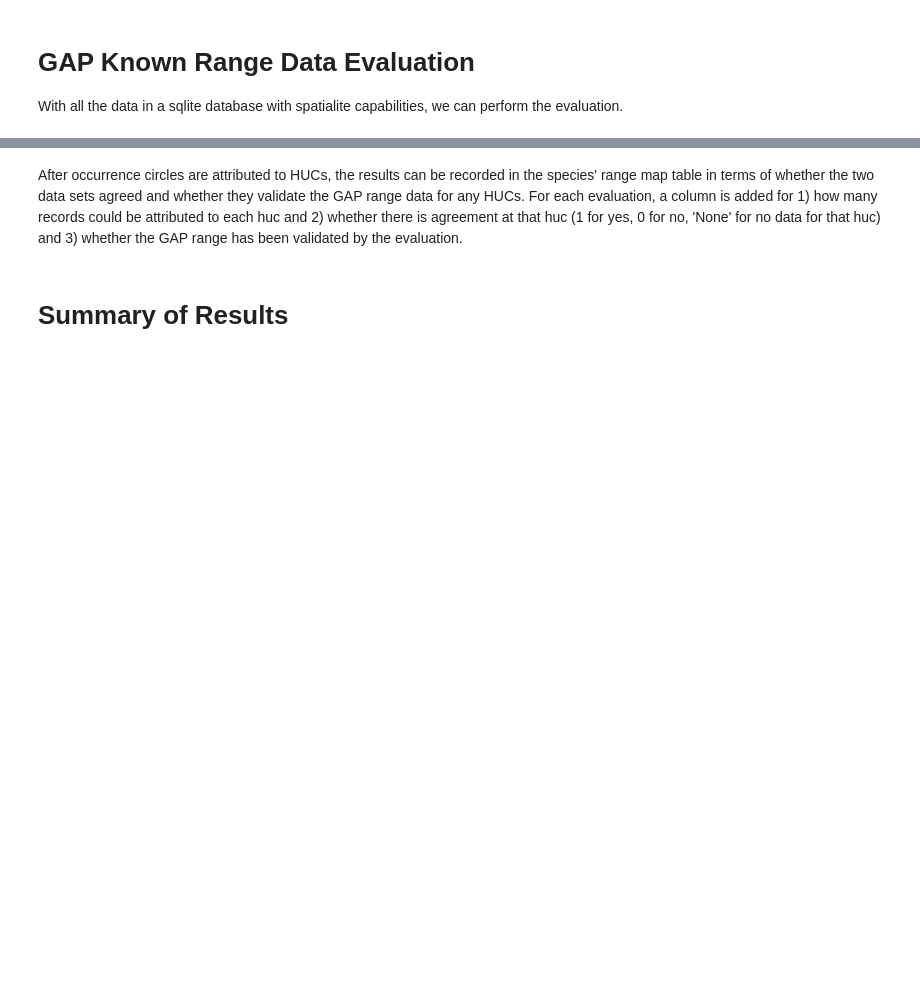
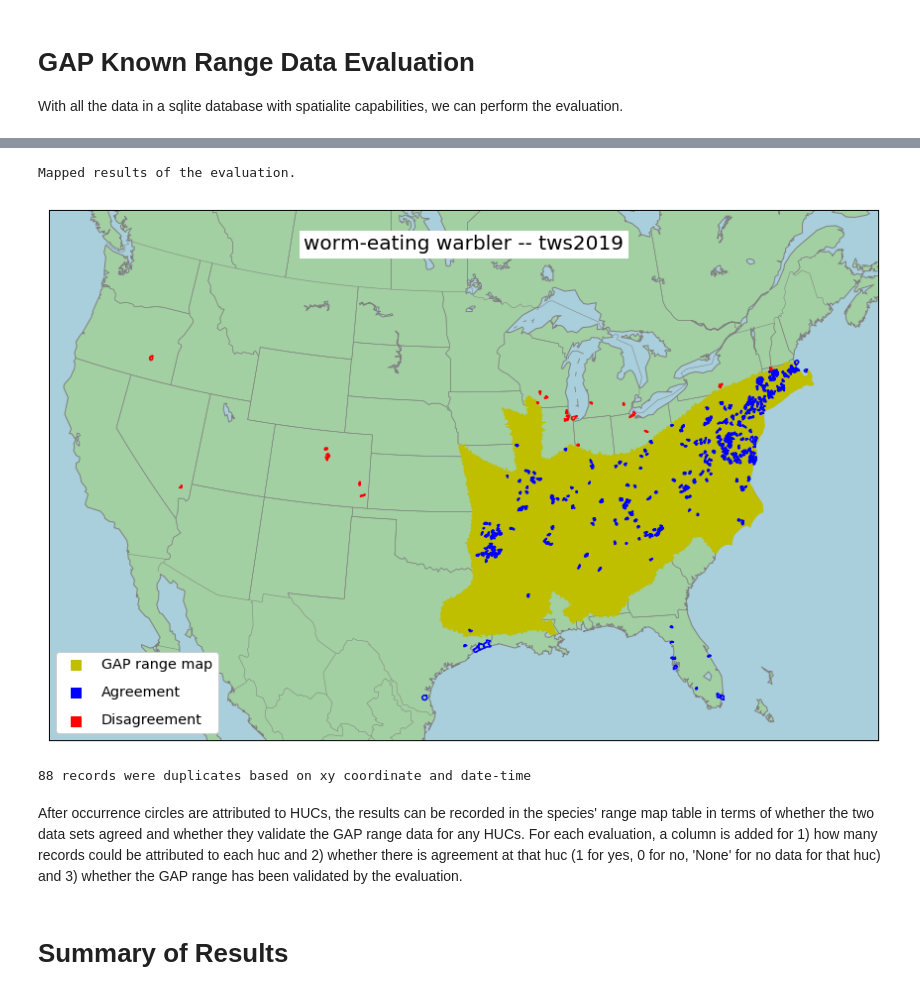
Before and after one commit to nmtarr/GAP-ranges, a Jupyter notebook: bWEWAxTWS2019.ipynb, the cells around one changed output, grey strips where cells are left out. Drawn from its saved outputs; the diff is of its cells as text; code cells hidden in the pictures; blank space fills up the shorter version.

Commit message:
Debugged evaluation notebook.

```diff
--- a/bWEWAxTWS2019.ipynb
+++ b/bWEWAxTWS2019.ipynb
@@ -7,7 +7,6 @@ Fill out the next cell.
 eval_id = 'tws2019'
 gap_id = 'bwewax'
 wsw_id = 'bwewax0'
-sci_name = 'Worm-eating Warbler'
 notebook_name = gap_id + eval_id + ".ipynb"
 summary_name = 'wormie1' # an short, memorable name to use for file names etc.
 codeDir = '/users/nmtarr/code/GAP-range-evaluation/'
@@ -20,6 +19,10 @@ occ_db = '/users/nmtarr/documents/occurrence_records/outputs/{0}{1}{2}.sqlite'.f
 wsw_db = '/users/nmtarr/code/occurrence-records-wrangler/parameters.sqlite'
 parameters_db = '/users/nmtarr/code/GAP-range-evaluation/evaluations.sqlite'
 shucs_loc = '/users/nmtarr/data/SHUCS'
+
+connection = sqlite3.connect(wsw_db)
+common_name = connection.execute("SELECT common_name FROM species_concepts WHERE gap_id = ?;", (gap_id,)).fetchone()[0]
+sci_name = connection.execute("SELECT scientific_name FROM species_concepts WHERE gap_id = ?;", (gap_id,)).fetchone()[0]
 # %%
 %matplotlib inline
 import sqlite3
@@ -301,3 +292,15 @@ functions.MapShapefilePolygons(map_these=[shp1, shp2], title=title)
+# %%
+shp1 = {'file': gap_range2, 'column': None, 'alias': 'GAP range map',
+        'drawbounds': False, 'linewidth': .5, 'linecolor': 'y',
+        'fillcolor': 'y', 'marker':'s'}
+
+shp2 = {'file': '{0}{1}_circles'.format(outDir, summary_name), 'column': None,
+        'alias': 'Occurrence records', 'drawbounds': True, 'linewidth': .75, 'linecolor': 'k',
+        'fillcolor': None, 'marker':'o'}
+
+# Display occurrence polygons
+title="{1} ({0})".format(years, sci_name)
+#functions.MapShapefilePolygons(map_these=[shp1, shp2], title=title)
 # %% [markdown]
 # GAP Known Range Data Evaluation
 With all the data in a sqlite database with spatialite capabilities, we can perform the evaluation.
@@ -321,20 +338,21 @@ DatabaseError: Execution failed on sql 'SELECT strHUC12RNG AS HUC12RNG, intGAPOr
 # %%
 print("Mapped results of the evaluation.")
-shp3 = {'file': '{0}{1}_eval'.format(outDir, gap_id), 'column': 'eval_gbif1',
-        'alias': 'eval_gbif1', 'column_colors': {1: 'b', 0: 'r'},
+shp3 = {'file': '{0}{1}_eval'.format(outDir, gap_id), 'column': 'eval',
+        'alias': 'eval', 'column_colors': {1: 'b', 0: 'r'},
         'value_alias': {1:'Agreement', 0:'Disagreement'}, 'drawbounds': False,
         'marker': "s"}
-title="Worm-eating Warbler -- eval"
+title="{0} -- {1}".format(common_name, eval_id)
 functions.MapShapefilePolygons(map_these=[shp1, shp3], title=title)
+# %% [output]
+Mapped results of the evaluation.
+[figure, added]
 # %%
-dups0 = occonn.execute("SELECT COUNT(occ_id) FROM occurrences GROUP BY geom_xy4326, occurrenceDate;").fetchall()
+dups0 = connr.execute("SELECT COUNT(occ_id) FROM evaluation_occurrences GROUP BY geom_xy4326, occurrenceDate;").fetchall()
 dups1 = [x[0] for x in dups0]
 dups2 = [x for x in dups1 if x > 1]
 print(str(len(dups2)) + ' records were duplicates based on xy coordinate and date-time')
-
-# Close db connection
-occonn.close()
-del cursor
+# %% [output]
+88 records were duplicates based on xy coordinate and date-time
 # %% [markdown]
 After occurrence circles are attributed to HUCs, the results can be recorded in the species' range map table in terms of whether the two data sets agreed and whether they validate the GAP range data for any HUCs. For each evaluation, a column is added for 1) how many records could be attributed to each huc and 2) whether there is agreement at that huc (1 for yes, 0 for no, 'None' for no data for that huc) and 3) whether the GAP range has been validated by the evaluation.
 # %% [markdown]
```
Also changed, not shown: parts of 12 cells of this notebook, 1 other file.
